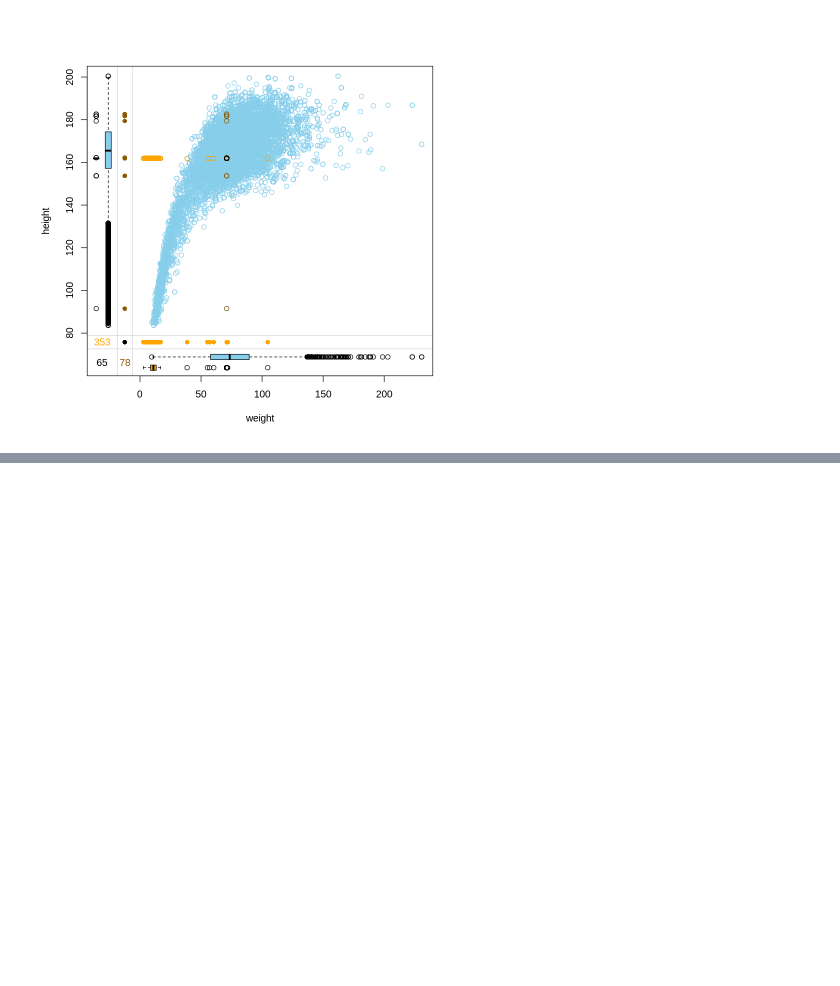
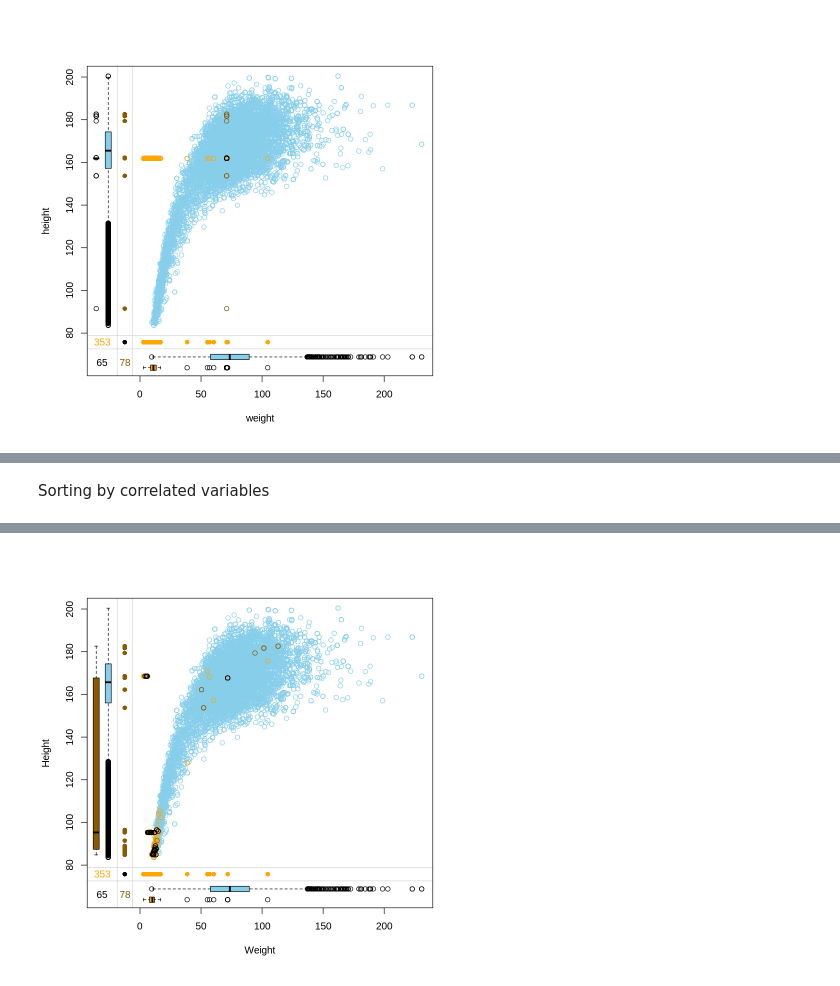
Before and after one commit to tarutear/2025-1, a Jupyter notebook: Introduction_to_R.ipynb, the cells around one changed output, grey strips where cells are left out. Drawn from its saved outputs; the diff is of its cells as text; code cells hidden in the pictures; blank space fills up the shorter version.

```diff
--- a/Introduction_to_R.ipynb
+++ b/Introduction_to_R.ipynb
@@ -165,0 +159,7 @@ nhanes_imp %>% select(weight, weight_imp, height, height_imp) %>% marginplot(del
+# %% [markdown]
+Sorting by correlated variables
+# %%
+nhanes_imp <- hotdeck(nhanes, variable = "Weight", ord_var = "Height")
+nhanes_imp <- hotdeck(nhanes_imp, variable = "Height", ord_var = "Weight")
+nhanes_imp %>% select(Weight, Weight_imp, Height, Height_imp) %>% marginplot(delimiter = "_imp")
+# %% [output]
@@ -165,0 +168 @@ nhanes_imp %>% select(weight, weight_imp, height, height_imp) %>% marginplot(del
+[figure, added]
```
Also changed, not shown: parts of 8 cells of this notebook.
